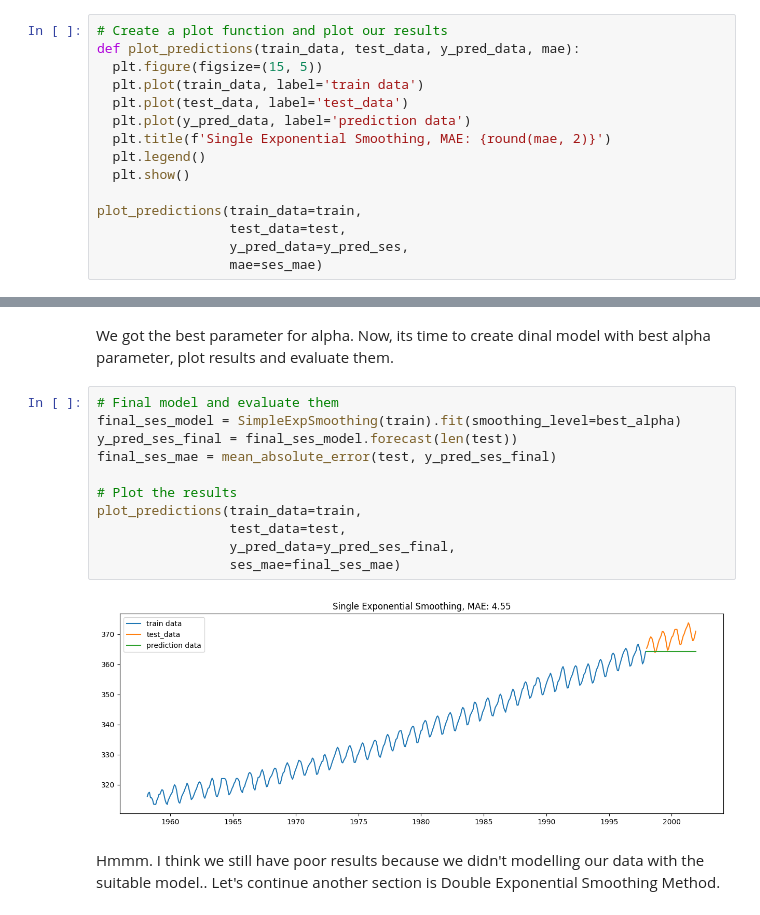
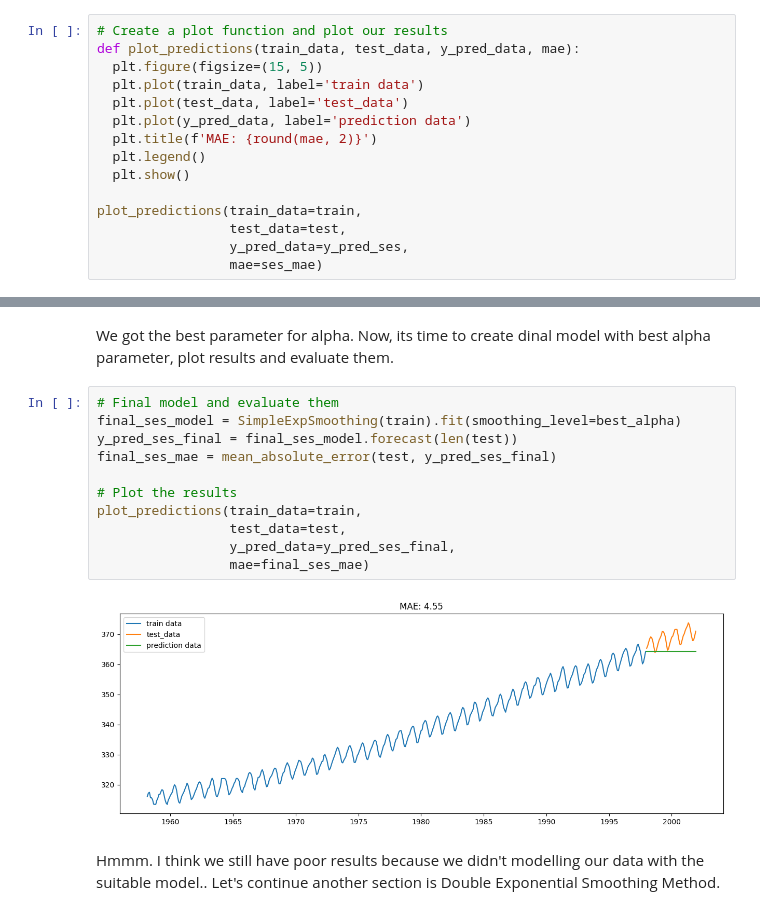
Before and after one commit to SedatParlak/my_data_science_path, a Jupyter notebook: 8_machine_learning/time_series.ipynb, the cells around one changed output, grey strips where cells are left out. Drawn from its saved outputs; the diff is of its cells as text.

```diff
--- a/8_machine_learning/time_series.ipynb
+++ b/8_machine_learning/time_series.ipynb
@@ -315,7 +316,7 @@ def plot_predictions(train_data, test_data, y_pred_data, mae):
   plt.plot(train_data, label='train data')
   plt.plot(test_data, label='test_data')
   plt.plot(y_pred_data, label='prediction data')
-  plt.title(f'Single Exponential Smoothing, MAE: {round(mae, 2)}')
+  plt.title(f'MAE: {round(mae, 2)}')
   plt.legend()
   plt.show()
 
@@ -384,16 +385,16 @@ We got the best parameter for alpha. Now, its time to create dinal model with be
 # %%
 # Final model and evaluate them
 final_ses_model = SimpleExpSmoothing(train).fit(smoothing_level=best_alpha)
 y_pred_ses_final = final_ses_model.forecast(len(test))
 final_ses_mae = mean_absolute_error(test, y_pred_ses_final)
 
 # Plot the results
 plot_predictions(train_data=train,
                  test_data=test,
                  y_pred_data=y_pred_ses_final,
-                 ses_mae=final_ses_mae)
+                 mae=final_ses_mae)
 # %% [output]
-[figure, old version]
+[figure, new version]
 # %% [markdown]
 Hmmm. I think we still have poor results because we didn't modelling our data with the suitable model.. Let's continue another section is Double Exponential Smoothing Method.
 # %% [markdown]
```
Also changed, not shown: parts of 101 cells of this notebook.
